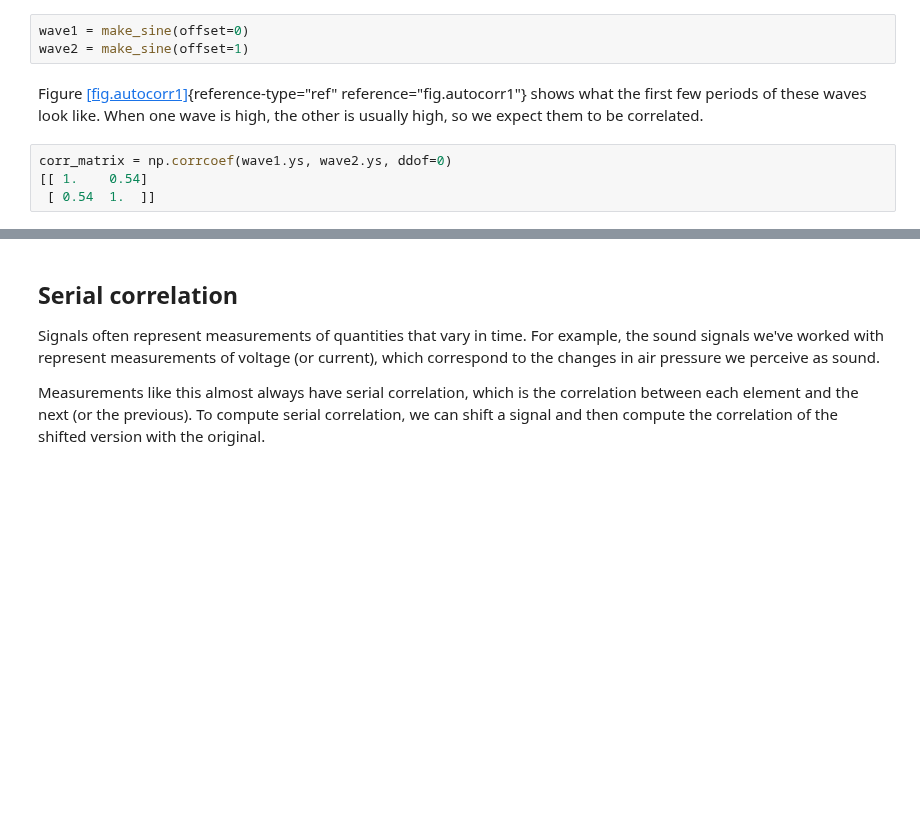
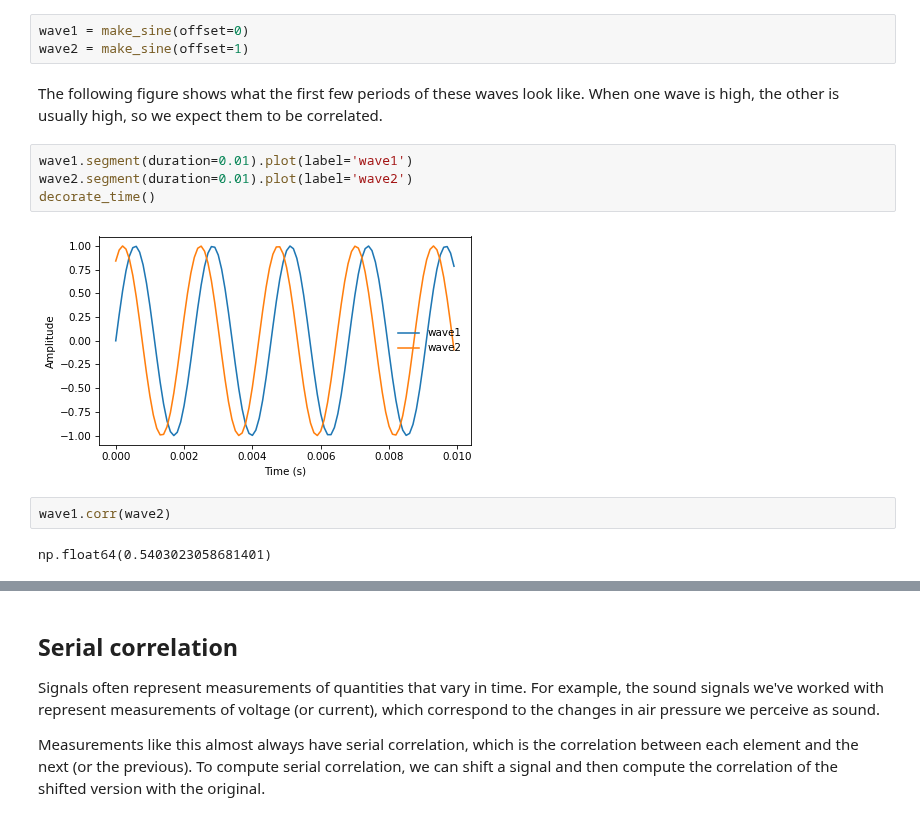
Before and after one commit to AllenDowney/ThinkDSP, a Jupyter notebook: soln/chap05.ipynb, the cells around one changed output, grey strips where cells are left out. Drawn from its saved outputs; the diff is of its cells as text; blank space fills up the shorter version.

```diff
--- a/soln/chap05.ipynb
+++ b/soln/chap05.ipynb
@@ -71,9 +66,15 @@ Next I instantiate two waves with different offsets:
 wave1 = make_sine(offset=0)
 wave2 = make_sine(offset=1)
 # %% [markdown]
-Figure [\[fig.autocorr1\]](#fig.autocorr1){reference-type="ref" reference="fig.autocorr1"} shows what the first few periods of these waves look like.
+The following figure shows what the first few periods of these waves look like.
 When one wave is high, the other is usually high, so we expect them to be correlated.
+# %%
+wave1.segment(duration=0.01).plot(label='wave1')
+wave2.segment(duration=0.01).plot(label='wave2')
+decorate_time()
+# %% [output]
+[figure, added]
 # %%
-corr_matrix = np.corrcoef(wave1.ys, wave2.ys, ddof=0)
-[[ 1.    0.54]
- [ 0.54  1.  ]]
+wave1.corr(wave2)
+# %% [output]
+np.float64(0.5403023058681401)
```
Also changed, not shown: parts of 57 cells of this notebook, 1 other file.
